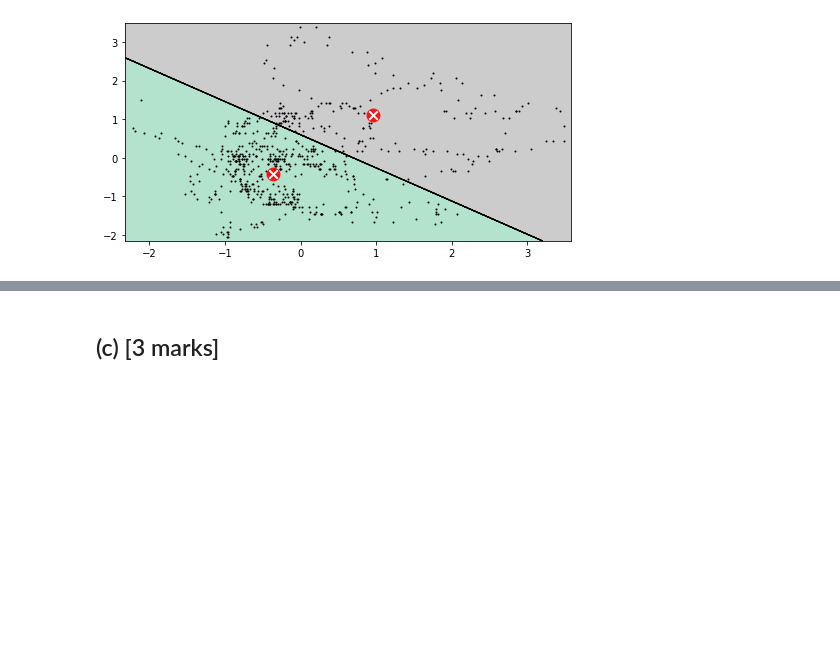
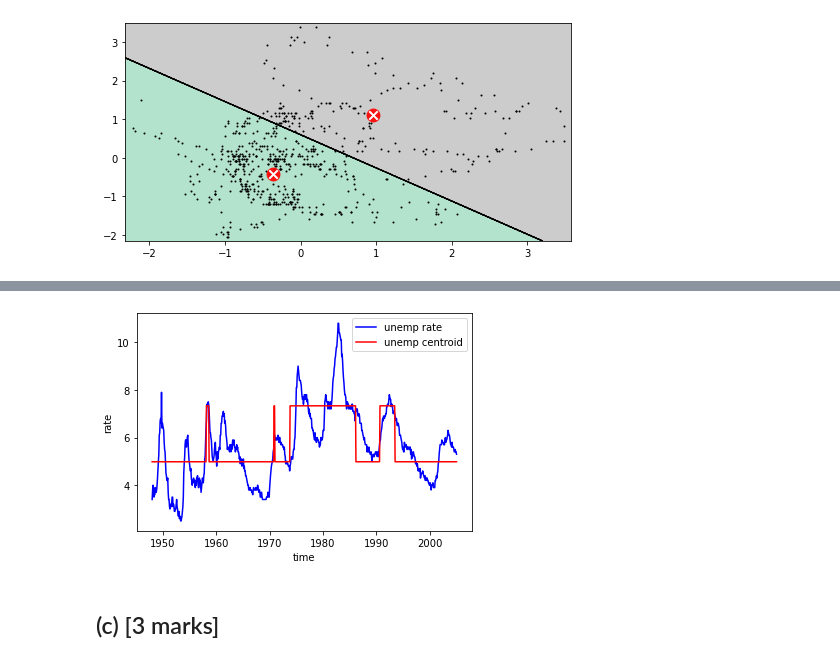
Before and after one commit to InfinityKing48/CFRM521, a Jupyter notebook: HW3/Homework3.ipynb, the cells around one changed output, grey strips where cells are left out. Drawn from its saved outputs; the diff is of its cells as text; code cells hidden in the pictures; blank space fills up the shorter version.

```diff
--- a/HW3/Homework3.ipynb
+++ b/HW3/Homework3.ipynb
@@ -574,3 +594,12 @@ kmc.fit(X)
+# %%
+plt.plot(unemp, color = 'blue', label = 'unemp rate')
+plt.plot(unemp_regimes, color = 'red', label = 'unemp centroid')
+plt.legend()
+plt.xlabel('time')
+plt.ylabel('rate')
+plt.show()
+# %% [output]
+[figure, added]
 # %% [markdown]
 ## (c) [3 marks]
 # %% [markdown]
```
Also changed, not shown: parts of 20 cells of this notebook.
